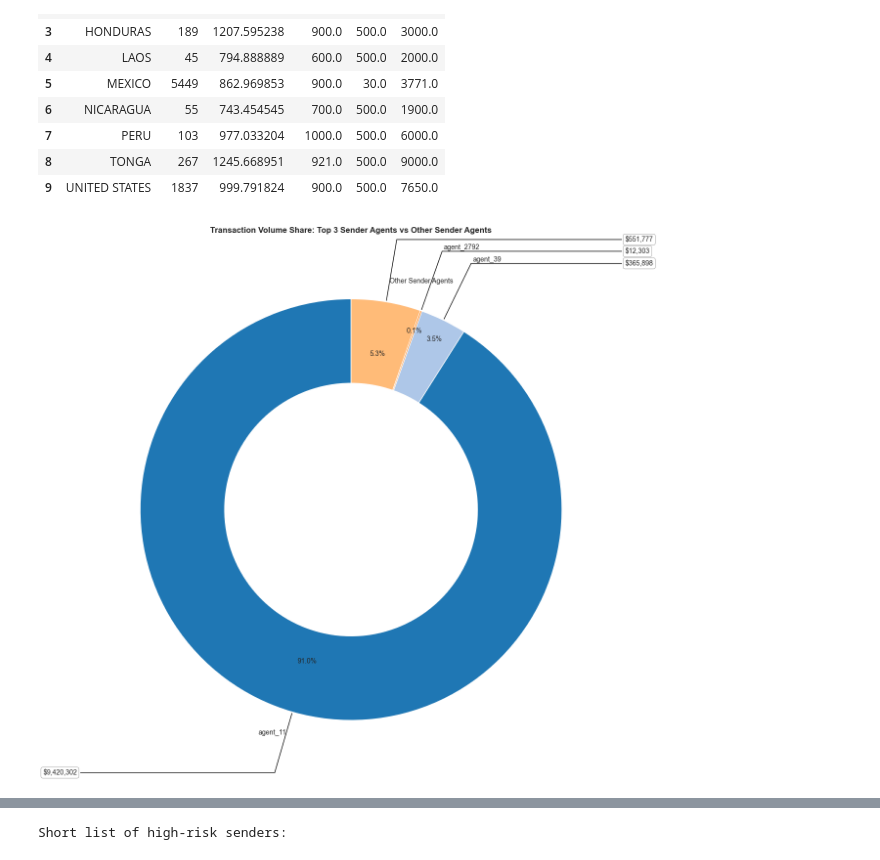
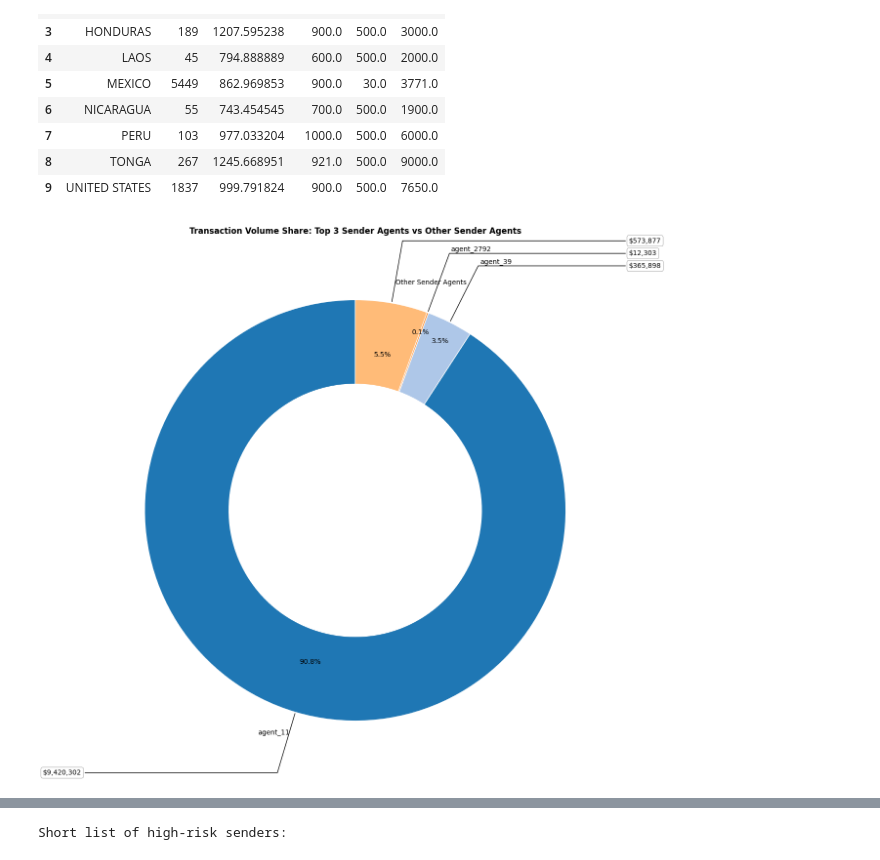
Before and after one commit to Abbiegalie/Peregrine-DS-Assessment, a Jupyter notebook: Peregrine_DS_Assesment.ipynb, the cells around one changed output, grey strips where cells are left out. Saved outputs shown, nothing was run; the diff lists cells and outputs as text; code cells hidden in the pictures.

```diff
--- a/Peregrine_DS_Assesment.ipynb
+++ b/Peregrine_DS_Assesment.ipynb
@@ -118,7 +160,7 @@ sender_agents_vol = sender_agents.groupby('Send Agent Name')['Amount'].sum().sor
 top_3_sender_agents = sender_agents_vol.head(3)
 
 top_3_amount = top_3_sender_agents.sum()
-others_amount = total_txs_amnt - top_5_amount
+others_amount = total_txs_amnt - top_3_amount
 
 #  Set the labels for visualization
 labels = top_3_sender_agents.index.tolist() + ['Other Sender Agents']
@@ -134,34 +176,34 @@ wedges, texts, autotexts = ax.pie(
     colors=colors,
     autopct='%1.1f%%',
     startangle=90,
     pctdistance=0.75,
     wedgeprops={'width': 0.4, 'edgecolor': 'white'},
     labeldistance=1.1
 )
 
 for t, a in zip(texts, autotexts):
     if float(a.get_text().strip('%')) < 5:  # For small percentages
         t.set_position((1.2 * t.get_position()[0], 1.2 * t.get_position()[1]))
         a.set_position((1.2 * a.get_position()[0], 1.2 * a.get_position()[1]))
 
 # Add annotations to help explain the data
 bbox_props = dict(boxstyle="round,pad=0.3", fc="white", ec="gray", lw=0.5)
 kw = dict(arrowprops=dict(arrowstyle="-"), bbox=bbox_props, zorder=0, va="center")
 
 for i, p in enumerate(wedges):
     ang = (p.theta2 - p.theta1)/2. + p.theta1
     y = np.sin(np.deg2rad(ang))
     x = np.cos(np.deg2rad(ang))
     horizontalalignment = {-1: "right", 1: "left"}[int(np.sign(x))]
     connectionstyle = f"angle,angleA=0,angleB={ang}"
     kw["arrowprops"].update({"connectionstyle": connectionstyle})
     ax.annotate(f"${sizes[i]:,.0f}", xy=(x, y), xytext=(1.3*np.sign(x), 1.3*y),
                 horizontalalignment=horizontalalignment, **kw)
 
 plt.title('Transaction Volume Share: Top 3 Sender Agents vs Other Sender Agents', pad=20, fontweight='bold')
 plt.show()
 # %% [output]
-[figure, old version]
+[figure, new version]
 # %%
 #4. Analyze of KYC Verification for Top 3 Sender Agents
 
```
Also changed, not shown: parts of 8 cells of this notebook.
